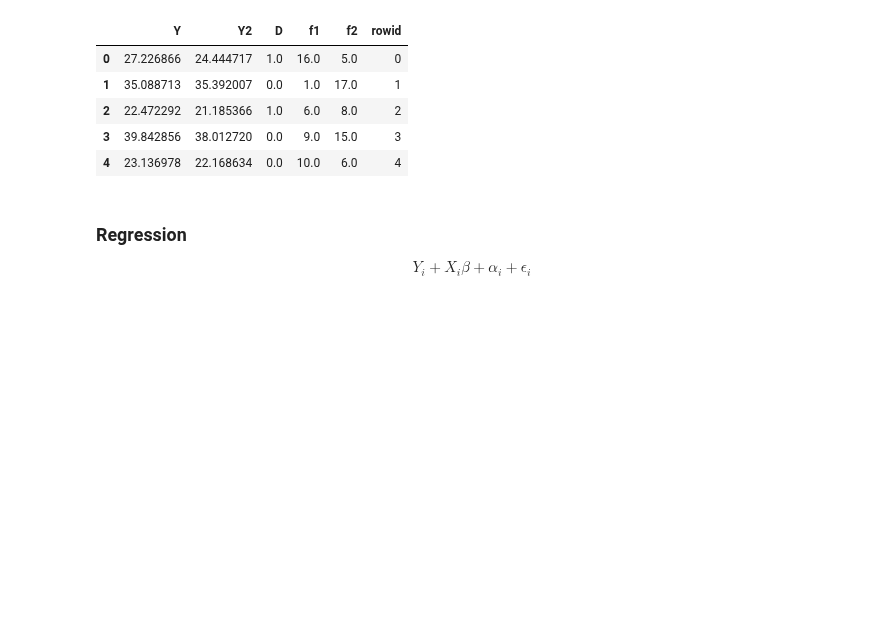
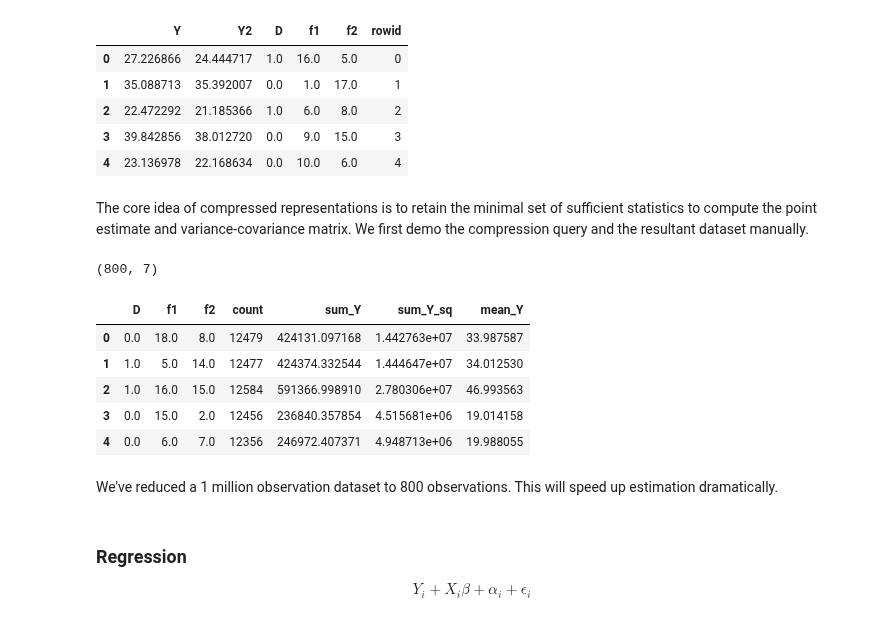
Before and after one commit to py-econometrics/duckreg, a Jupyter notebook: notebooks/introduction.ipynb, the cells around one changed output. Saved outputs shown, nothing was run; the diff lists cells and outputs as text; code cells hidden in the pictures; blank space fills up the shorter version.

```diff
--- a/notebooks/introduction.ipynb
+++ b/notebooks/introduction.ipynb
@@ -55,6 +57,34 @@ conn.execute(query).fetchdf()
 | 2 | 22.472292 | 21.185366 | 1.0 | 6.0 | 8.0 | 2 |
 | 3 | 39.842856 | 38.012720 | 0.0 | 9.0 | 15.0 | 3 |
 | 4 | 23.136978 | 22.168634 | 0.0 | 10.0 | 6.0 | 4 |
+# %% [markdown]
+The core idea of compressed representations is to retain the minimal set of sufficient statistics to compute the point estimate and variance-covariance matrix. We first demo the compression query and the resultant dataset manually.
+# %%
+db_name = "large_dataset.db"
+conn = duckdb.connect(db_name)
+q = """
+        SELECT D, f1, f2, COUNT(*) as count,
+        SUM(Y) as sum_Y,
+        SUM(POW(Y, 2)) as sum_Y_sq,
+        FROM data
+        GROUP BY D, f1, f2
+"""
+compressed_df = conn.execute(q).fetchdf()
+conn.close()
+
+compressed_df.eval(f"mean_Y = sum_Y / count", inplace=True)
+print(compressed_df.shape)
+compressed_df.head()
+# %% [output]
+(800, 7)
+|  | D | f1 | f2 | count | sum_Y | sum_Y_sq | mean_Y |
+| 0 | 0.0 | 18.0 | 8.0 | 12479 | 424131.097168 | 1.442763e+07 | 33.987587 |
+| 1 | 1.0 | 5.0 | 14.0 | 12477 | 424374.332544 | 1.444647e+07 | 34.012530 |
+| 2 | 1.0 | 16.0 | 15.0 | 12584 | 591366.998910 | 2.780306e+07 | 46.993563 |
+| 3 | 0.0 | 15.0 | 2.0 | 12456 | 236840.357854 | 4.515681e+06 | 19.014158 |
+| 4 | 0.0 | 6.0 | 7.0 | 12356 | 246972.407371 | 4.948713e+06 | 19.988055 |
+# %% [markdown]
+We've reduced a 1 million observation dataset to 800 observations. This will speed up estimation dramatically.
 # %% [markdown]
 ### Regression
 
```
Also changed, not shown: parts of 20 cells of this notebook, 2 other files.
